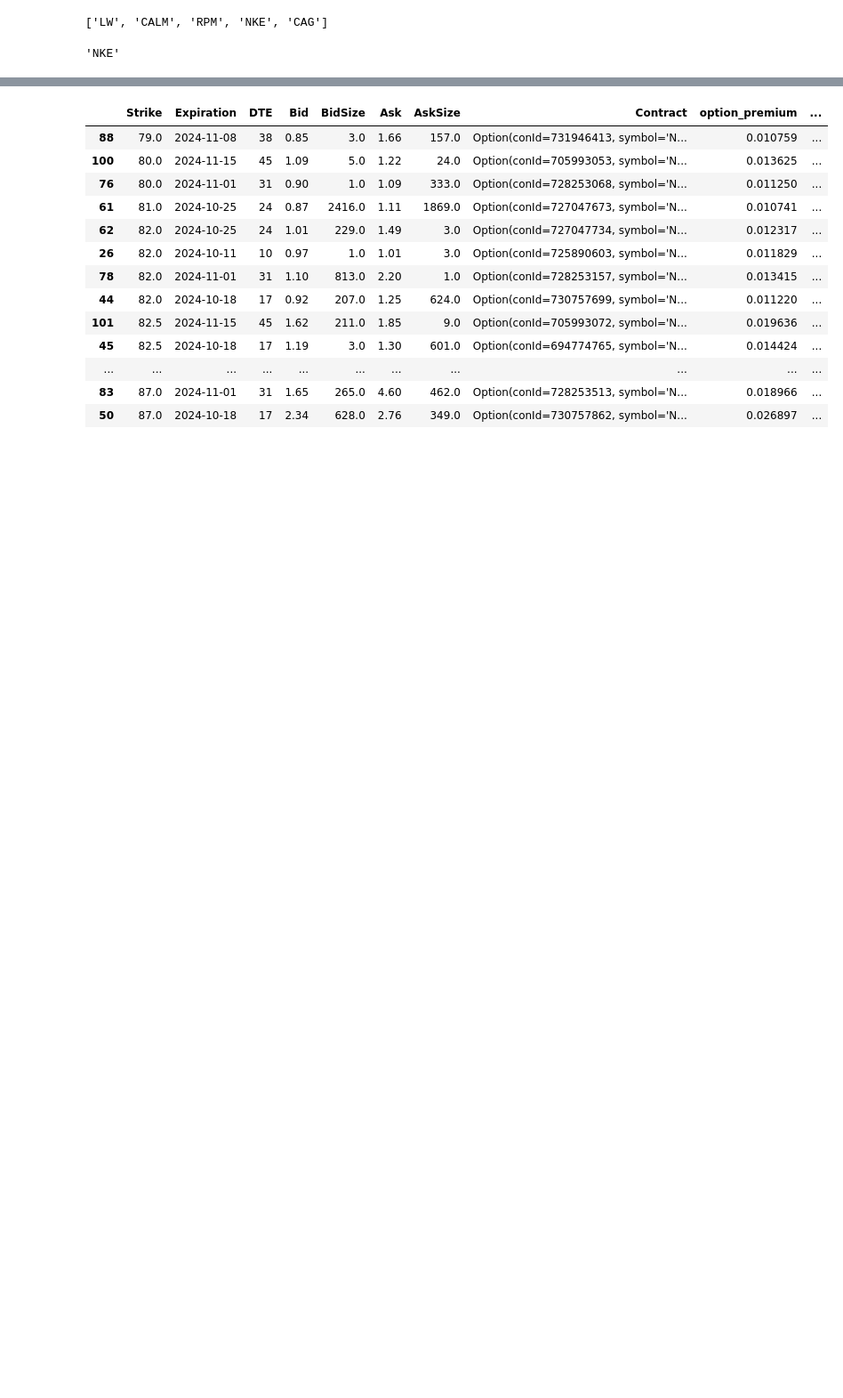
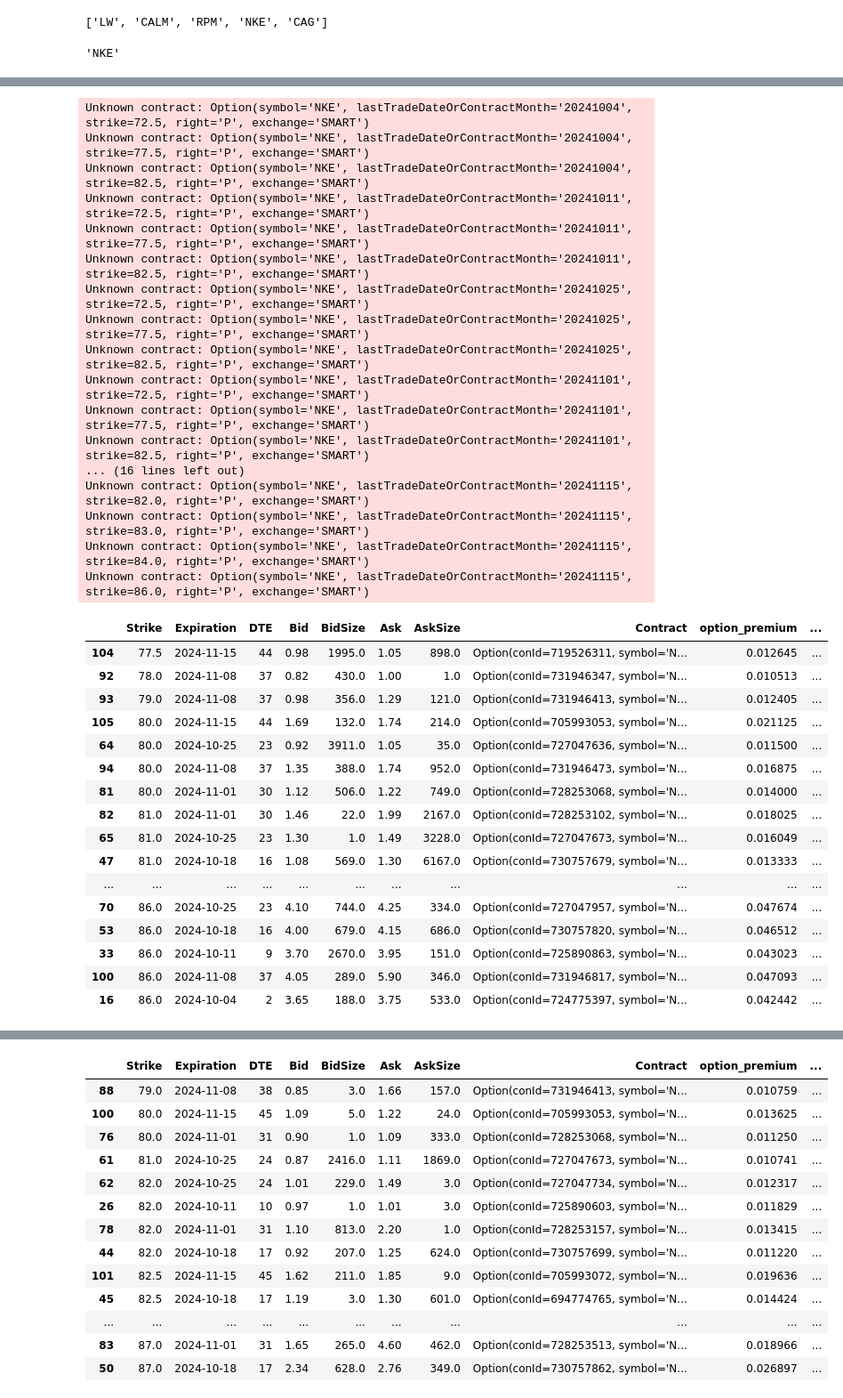
Before and after one commit to lowQuant/IB-Multi-Strategy-ATS, a Jupyter notebook: data_and_research/notebooks/options.ipynb, the cells around one changed output, grey strips where cells are left out. Shown: that part at 89% size. Saved outputs shown, nothing was run; the diff lists cells and outputs as text; code cells hidden in the pictures; blank space fills up the shorter version.

```diff
--- a/data_and_research/notebooks/options.ipynb
+++ b/data_and_research/notebooks/options.ipynb
@@ -369,0 +561,38 @@ Unknown contract: Option(symbol='NKE', lastTradeDateOrContractMonth='20241115',
+# %%
+d, _ = get_filtered_put_options(ib, symbols[3])
+d
+# %% [output]
+Unknown contract: Option(symbol='NKE', lastTradeDateOrContractMonth='20241004', strike=72.5, right='P', exchange='SMART')
+Unknown contract: Option(symbol='NKE', lastTradeDateOrContractMonth='20241004', strike=77.5, right='P', exchange='SMART')
+Unknown contract: Option(symbol='NKE', lastTradeDateOrContractMonth='20241004', strike=82.5, right='P', exchange='SMART')
+Unknown contract: Option(symbol='NKE', lastTradeDateOrContractMonth='20241011', strike=72.5, right='P', exchange='SMART')
+Unknown contract: Option(symbol='NKE', lastTradeDateOrContractMonth='20241011', strike=77.5, right='P', exchange='SMART')
+Unknown contract: Option(symbol='NKE', lastTradeDateOrContractMonth='20241011', strike=82.5, right='P', exchange='SMART')
+Unknown contract: Option(symbol='NKE', lastTradeDateOrContractMonth='20241025', strike=72.5, right='P', exchange='SMART')
+Unknown contract: Option(symbol='NKE', lastTradeDateOrContractMonth='20241025', strike=77.5, right='P', exchange='SMART')
+Unknown contract: Option(symbol='NKE', lastTradeDateOrContractMonth='20241025', strike=82.5, right='P', exchange='SMART')
+Unknown contract: Option(symbol='NKE', lastTradeDateOrContractMonth='20241101', strike=72.5, right='P', exchange='SMART')
+Unknown contract: Option(symbol='NKE', lastTradeDateOrContractMonth='20241101', strike=77.5, right='P', exchange='SMART')
+Unknown contract: Option(symbol='NKE', lastTradeDateOrContractMonth='20241101', strike=82.5, right='P', exchange='SMART')
+... (16 lines left out)
+Unknown contract: Option(symbol='NKE', lastTradeDateOrContractMonth='20241115', strike=82.0, right='P', exchange='SMART')
+Unknown contract: Option(symbol='NKE', lastTradeDateOrContractMonth='20241115', strike=83.0, right='P', exchange='SMART')
+Unknown contract: Option(symbol='NKE', lastTradeDateOrContractMonth='20241115', strike=84.0, right='P', exchange='SMART')
+Unknown contract: Option(symbol='NKE', lastTradeDateOrContractMonth='20241115', strike=86.0, right='P', exchange='SMART')
+|  | Strike | Expiration | DTE | Bid | BidSize | Ask | AskSize | Contract | option_premium | ... |
+| 104 | 77.5 | 2024-11-15 | 44 | 0.98 | 1995.0 | 1.05 | 898.0 | Option(conId=719526311, symbol='N... | 0.012645 | ... |
+| 92 | 78.0 | 2024-11-08 | 37 | 0.82 | 430.0 | 1.00 | 1.0 | Option(conId=731946347, symbol='N... | 0.010513 | ... |
+| 93 | 79.0 | 2024-11-08 | 37 | 0.98 | 356.0 | 1.29 | 121.0 | Option(conId=731946413, symbol='N... | 0.012405 | ... |
+| 105 | 80.0 | 2024-11-15 | 44 | 1.69 | 132.0 | 1.74 | 214.0 | Option(conId=705993053, symbol='N... | 0.021125 | ... |
+| 64 | 80.0 | 2024-10-25 | 23 | 0.92 | 3911.0 | 1.05 | 35.0 | Option(conId=727047636, symbol='N... | 0.011500 | ... |
+| 94 | 80.0 | 2024-11-08 | 37 | 1.35 | 388.0 | 1.74 | 952.0 | Option(conId=731946473, symbol='N... | 0.016875 | ... |
+| 81 | 80.0 | 2024-11-01 | 30 | 1.12 | 506.0 | 1.22 | 749.0 | Option(conId=728253068, symbol='N... | 0.014000 | ... |
+| 82 | 81.0 | 2024-11-01 | 30 | 1.46 | 22.0 | 1.99 | 2167.0 | Option(conId=728253102, symbol='N... | 0.018025 | ... |
+| 65 | 81.0 | 2024-10-25 | 23 | 1.30 | 1.0 | 1.49 | 3228.0 | Option(conId=727047673, symbol='N... | 0.016049 | ... |
+| 47 | 81.0 | 2024-10-18 | 16 | 1.08 | 569.0 | 1.30 | 6167.0 | Option(conId=730757679, symbol='N... | 0.013333 | ... |
+| ... | ... | ... | ... | ... | ... | ... | ... | ... | ... | ... |
+| 70 | 86.0 | 2024-10-25 | 23 | 4.10 | 744.0 | 4.25 | 334.0 | Option(conId=727047957, symbol='N... | 0.047674 | ... |
+| 53 | 86.0 | 2024-10-18 | 16 | 4.00 | 679.0 | 4.15 | 686.0 | Option(conId=730757820, symbol='N... | 0.046512 | ... |
+| 33 | 86.0 | 2024-10-11 | 9 | 3.70 | 2670.0 | 3.95 | 151.0 | Option(conId=725890863, symbol='N... | 0.043023 | ... |
+| 100 | 86.0 | 2024-11-08 | 37 | 4.05 | 289.0 | 5.90 | 346.0 | Option(conId=731946817, symbol='N... | 0.047093 | ... |
+| 16 | 86.0 | 2024-10-04 | 2 | 3.65 | 188.0 | 3.75 | 533.0 | Option(conId=724775397, symbol='N... | 0.042442 | ... |
```
Also changed, not shown: parts of 18 cells of this notebook.
